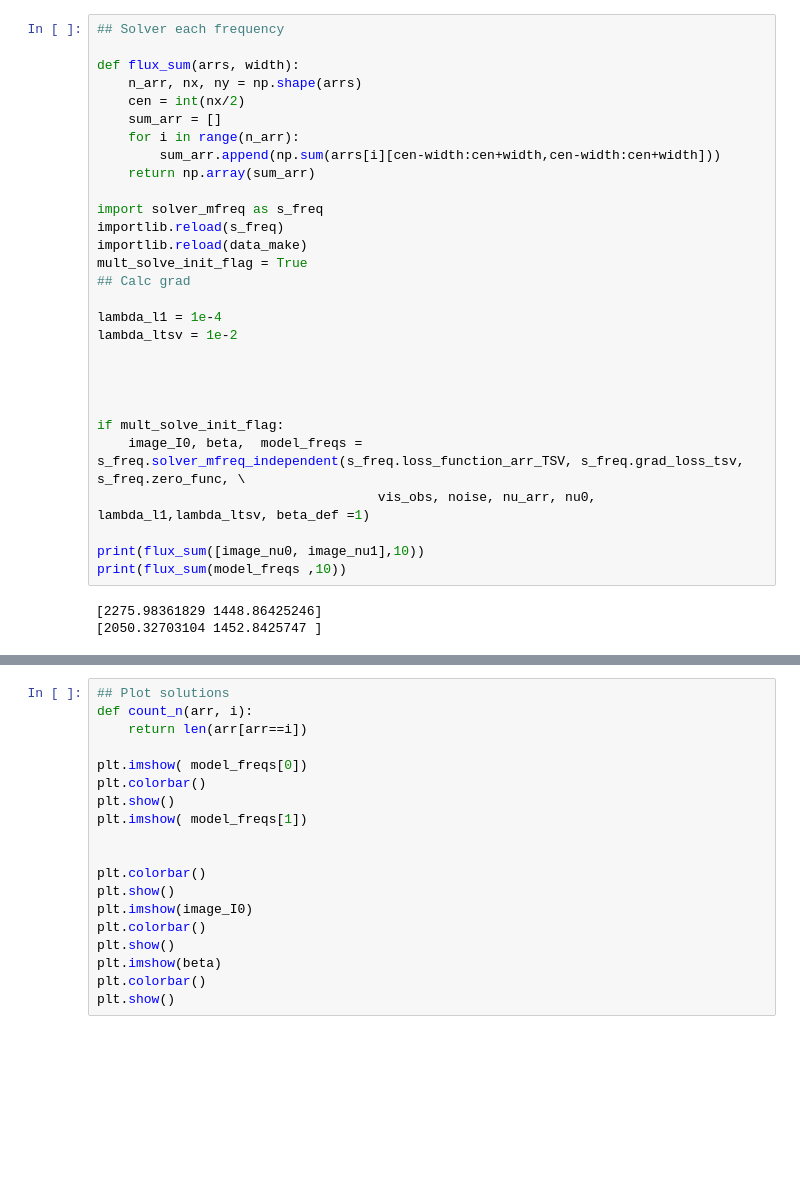
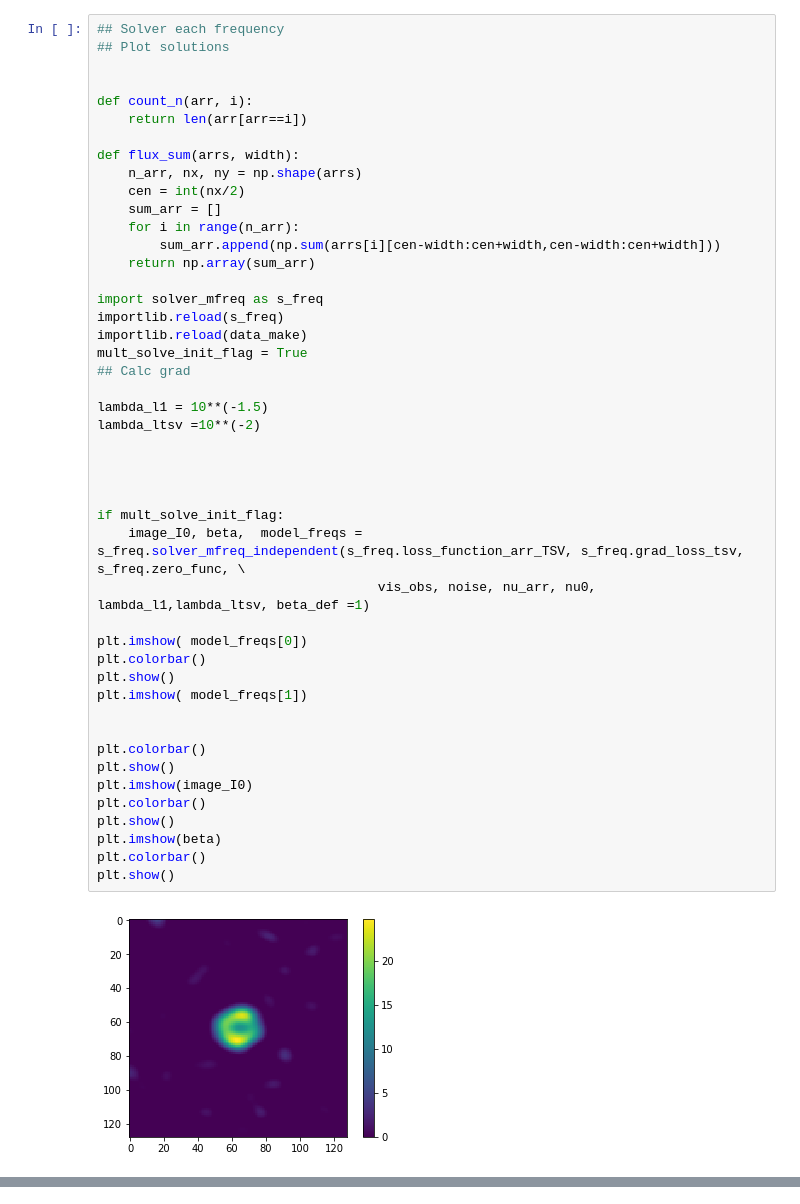
Before and after one commit to 2ndmk2/Chromatic_interferometry, a Jupyter notebook: ipynb/test_mfreq.ipynb, the cells around one changed output, grey strips where cells are left out. Saved outputs shown, nothing was run; the diff lists cells and outputs as text; blank space fills up the shorter version.

```diff
--- a/ipynb/test_mfreq.ipynb
+++ b/ipynb/test_mfreq.ipynb
@@ -153,32 +174,48 @@ average beta: 0.7182738831809019
 # %%
 ## Solver each frequency
+## Plot solutions
+
+
+def count_n(arr, i):
+    return len(arr[arr==i])
 
 def flux_sum(arrs, width):
     n_arr, nx, ny = np.shape(arrs)
     cen = int(nx/2)
     sum_arr = []
     for i in range(n_arr):
         sum_arr.append(np.sum(arrs[i][cen-width:cen+width,cen-width:cen+width]))
     return np.array(sum_arr)
 
 import solver_mfreq as s_freq
 importlib.reload(s_freq)
 importlib.reload(data_make)
 mult_solve_init_flag = True
 ## Calc grad
 
-lambda_l1 = 1e-4
-lambda_ltsv = 1e-2
+lambda_l1 = 10**(-1.5)
+lambda_ltsv =10**(-2)
 
 
 
 
 if mult_solve_init_flag:
     image_I0, beta,  model_freqs = s_freq.solver_mfreq_independent(s_freq.loss_function_arr_TSV, s_freq.grad_loss_tsv, s_freq.zero_func, \
                                     vis_obs, noise, nu_arr, nu0, lambda_l1,lambda_ltsv, beta_def =1)
 
-print(flux_sum([image_nu0, image_nu1],10))
-print(flux_sum(model_freqs ,10))
+plt.imshow( model_freqs[0])
+plt.colorbar()
+plt.show()
+plt.imshow( model_freqs[1])
+
+
+plt.colorbar()
+plt.show()
+plt.imshow(image_I0)
+plt.colorbar()
+plt.show()
+plt.imshow(beta)
+plt.colorbar()
+plt.show()
 # %% [output]
-[2275.98361829 1448.86425246]
-[2050.32703104 1452.8425747 ]
+[figure, added]
@@ -185,22 +225,3 @@ print(flux_sum(model_freqs ,10))
-# %%
-## Plot solutions
-def count_n(arr, i):
-    return len(arr[arr==i])
-
-plt.imshow( model_freqs[0])
-plt.colorbar()
-plt.show()
-plt.imshow( model_freqs[1])
-
-
-plt.colorbar()
-plt.show()
-plt.imshow(image_I0)
-plt.colorbar()
-plt.show()
-plt.imshow(beta)
-plt.colorbar()
-plt.show()
 # %%
 ## Grad Check for monochromatic case
 importlib.reload(s_freq)
```
Also changed, not shown: parts of 6 cells of this notebook, 51 other files.
